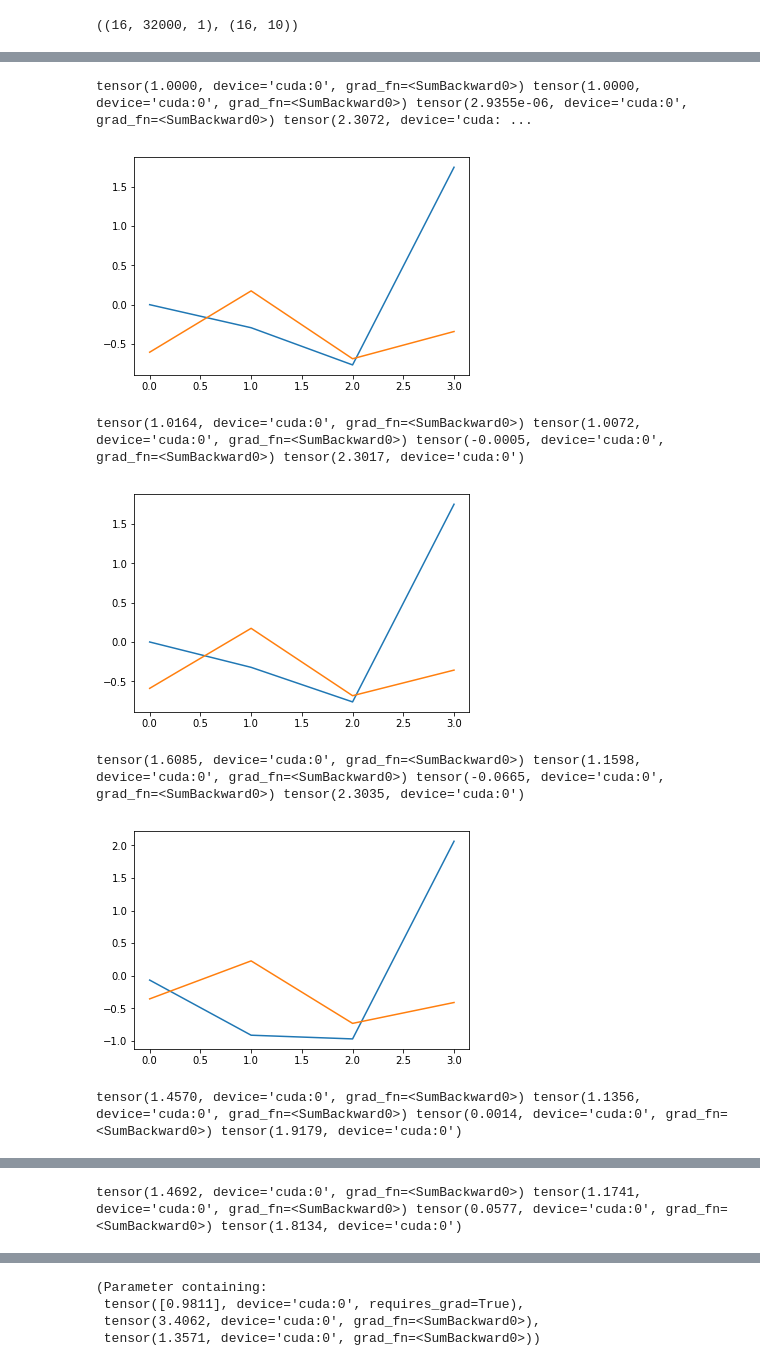
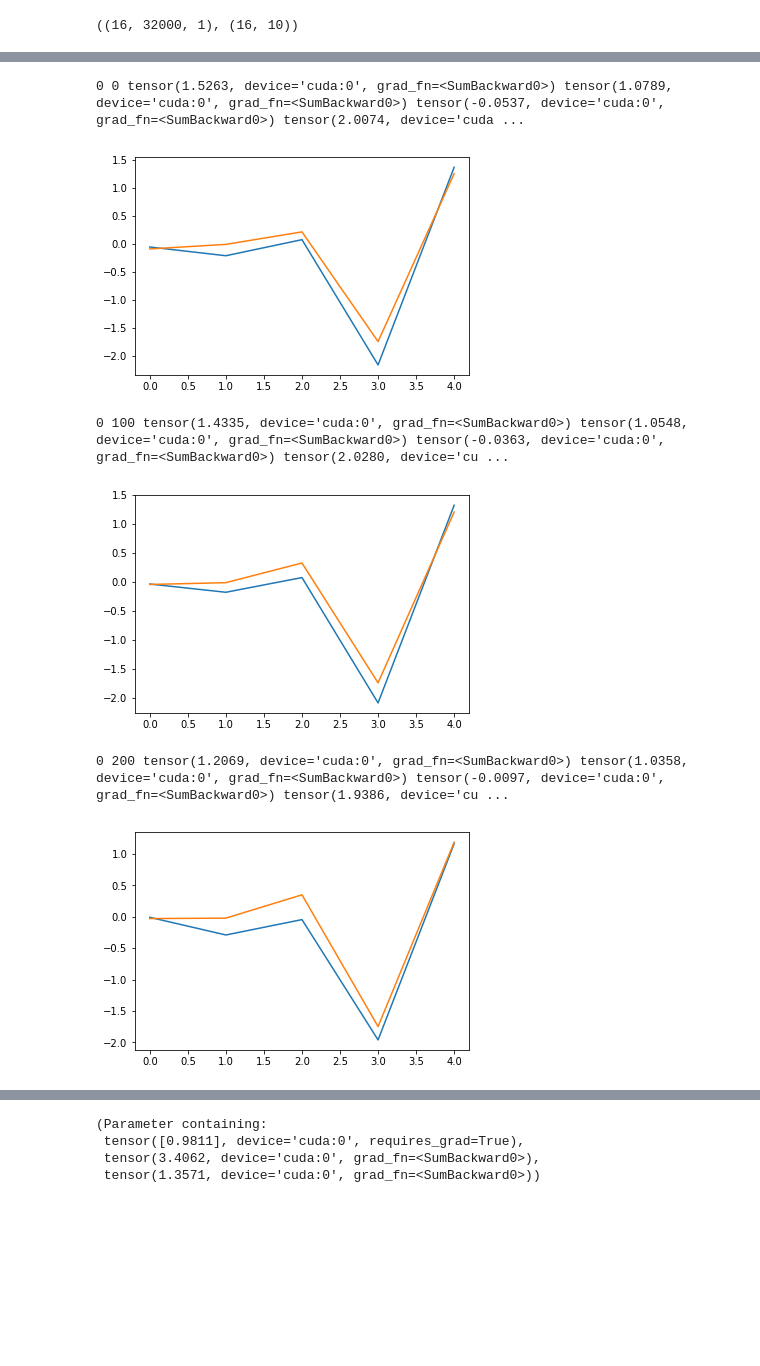
Before and after one commit to ilyailyash/Wavelets_is_all_you_need, a Jupyter notebook: Wavelet_is_all_you_need.ipynb, the cells around one changed output, grey strips where cells are left out. Drawn from its saved outputs; the diff is of its cells as text; code cells hidden in the pictures; blank space fills up the shorter version.

Commit message:
scheduler added

```diff
--- a/Wavelet_is_all_you_need.ipynb
+++ b/Wavelet_is_all_you_need.ipynb
@@ -273,9 +269,9 @@ from utils import ESC50
 train_splits = [1,2,3,4]
 test_split = 5
 
-shared_params = {'csv_path': '/home/administrator/workspace/ESC-50/esc50.csv',
-                 'wav_dir': '/home/administrator/workspace/ESC-50/audio',
-                 'dest_dir': '/home/administrator/workspace/ESC-50/audio/16000',
+shared_params = {'csv_path': '/home/ilya/workspace/ESC-50/esc50.csv',
+                 'wav_dir': '/home/ilya/workspace/ESC-50/audio',
+                 'dest_dir': '/home/ilya/workspace/ESC-50/audio/16000',
                  'audio_rate': 16000,
                  'only_ESC10': True,
                  'pad': 0,
@@ -301,7 +297,3 @@ X, Y = next(train_gen)
 X.shape, Y.shape
 # %% [output]
 ((16, 32000, 1), (16, 10))
-# %%
-Y = torch.LongTensor(Y)
-_, k = torch.max(Y, 1)
-k.shape
@@ -338,7 +328,7 @@ class classifier(nn.Module):
 
         return output
 # %%
-net = classifier(4, 8, disp=False, norm=False)
+net = classifier(7, 10, disp=False, norm=False)
 net.cuda()
 # %% [output]
 classifier(
@@ -359,6 +348,9 @@ def criterion(outputs, labels, w_hi, w_lo, C, l2):
     criterion = nn.CrossEntropyLoss()
     loss = (w_hi.pow(2).sum()-1).pow(2)+(w_lo.pow(2).sum()-1).pow(2)
     return (criterion(outputs, labels)+C*loss+l2*w_hi.sum().pow(2))
+# %%
+optimizer = optim.SGD(net.parameters(), lr=0.06, momentum=0.9)
+scheduler = optim.lr_scheduler.ReduceLROnPlateau(optimizer, factor=0.7,patience=150, verbose=True, threshold=0.01)
 # %%
 i = 0
 C = 0.07
@@ -371,7 +363,7 @@ for epoch in range(100):  # loop over the dataset multiple times
                   random_crop=True,
                   inputLength=2,
                   mix=False,
-                  **shared_params).batch_gen(64)
+                  **shared_params).batch_gen(128)
 
     running_loss = 0.0
     for inputs, labels in train_gen:
@@ -382,41 +374,40 @@ for epoch in range(100):  # loop over the dataset multiple times
         optimizer.zero_grad()
 
         # forward + backward + optimize
         outputs = net(inputs)
 
         _, labels = torch.max(labels, 1)
 
         loss = criterion(outputs, labels, net.wavelet.weight_hi, net.wavelet.weight_lo, C, l2)
+        scheduler.step(loss)
         loss.backward()
         optimizer.step()
 
-#         print (net.wavelet.lo_Norm.L.grad)
 
         if i%100 == 0:
             if net.wavelet.norm:
                 hi,lo = net.wavelet.hi_Norm(net.wavelet.weight_hi), net.wavelet.lo_Norm(net.wavelet.weight_lo)
-                print (net.wavelet.energy(hi), net.wavelet.energy(lo), \
+                print (epoch,i,net.wavelet.energy(hi), net.wavelet.energy(lo), \
                        net.wavelet.hi_Norm.B, loss.data)
             else:
                 hi,lo = net.wavelet.weight_hi, net.wavelet.weight_lo
-                print (net.wavelet.energy(hi), net.wavelet.energy(lo), \
+                print (epoch,i,net.wavelet.energy(hi), net.wavelet.energy(lo), \
                        hi.sum(), loss.data)
 
             idx = torch.arange(hi.size(2)-1, -1, -1).long()
             hi_f,lo_f = fft(hi[0,0,idx].cpu().data.numpy()), fft(lo[0,0,idx].cpu().data.numpy())
             n = hi_f.shape[-1]
             plt.plot(range(n//2),hi_f[:n//2])
             plt.plot(range(n//2),lo_f[:n//2])
             plt.show()
         i+=1
 #         print (net.wavelet.energy(net.wavelet.weight_lo), net.wavelet.energy(net.wavelet.weight_hi), net.wavelet.lo_Norm.L.grad, loss.data)
 
-#         writer.add_scalar("loss", loss.item())
+        writer.add_scalar("loss", loss.item())
 # %% [output]
-tensor(1.0000, device='cuda:0', grad_fn=<SumBackward0>) tensor(1.0000, device='cuda:0', grad_fn=<SumBackward0>) tensor(2.9355e-06, device='cuda:0', grad_fn=<SumBackward0>) tensor(2.3072, device='cuda: ...
+0 0 tensor(1.5263, device='cuda:0', grad_fn=<SumBackward0>) tensor(1.0789, device='cuda:0', grad_fn=<SumBackward0>) tensor(-0.0537, device='cuda:0', grad_fn=<SumBackward0>) tensor(2.0074, device='cuda ...
-[figure, old version]
+[figure, new version]
-tensor(1.0164, device='cuda:0', grad_fn=<SumBackward0>) tensor(1.0072, device='cuda:0', grad_fn=<SumBackward0>) tensor(-0.0005, device='cuda:0', grad_fn=<SumBackward0>) tensor(2.3017, device='cuda:0')
+0 100 tensor(1.4335, device='cuda:0', grad_fn=<SumBackward0>) tensor(1.0548, device='cuda:0', grad_fn=<SumBackward0>) tensor(-0.0363, device='cuda:0', grad_fn=<SumBackward0>) tensor(2.0280, device='cu ...
-[figure, old version]
+[figure, new version]
-tensor(1.6085, device='cuda:0', grad_fn=<SumBackward0>) tensor(1.1598, device='cuda:0', grad_fn=<SumBackward0>) tensor(-0.0665, device='cuda:0', grad_fn=<SumBackward0>) tensor(2.3035, device='cuda:0')
+0 200 tensor(1.2069, device='cuda:0', grad_fn=<SumBackward0>) tensor(1.0358, device='cuda:0', grad_fn=<SumBackward0>) tensor(-0.0097, device='cuda:0', grad_fn=<SumBackward0>) tensor(1.9386, device='cu ...
-[figure, old version]
+[figure, new version]
-tensor(1.4570, device='cuda:0', grad_fn=<SumBackward0>) tensor(1.1356, device='cuda:0', grad_fn=<SumBackward0>) tensor(0.0014, device='cuda:0', grad_fn=<SumBackward0>) tensor(1.9179, device='cuda:0')
@@ -424 +413,0 @@ tensor(1.4570, device='cuda:0', grad_fn=<SumBackward0>) tensor(1.1356, device='c
-tensor(1.4692, device='cuda:0', grad_fn=<SumBackward0>) tensor(1.1741, device='cuda:0', grad_fn=<SumBackward0>) tensor(0.0577, device='cuda:0', grad_fn=<SumBackward0>) tensor(1.8134, device='cuda:0')
```
Also changed, not shown: parts of 19 cells of this notebook.
